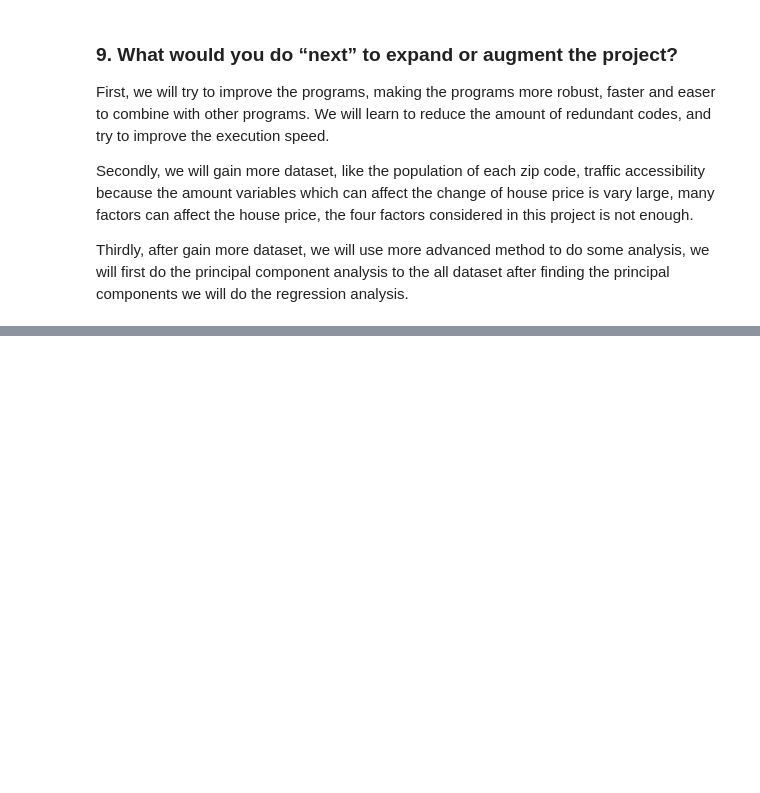
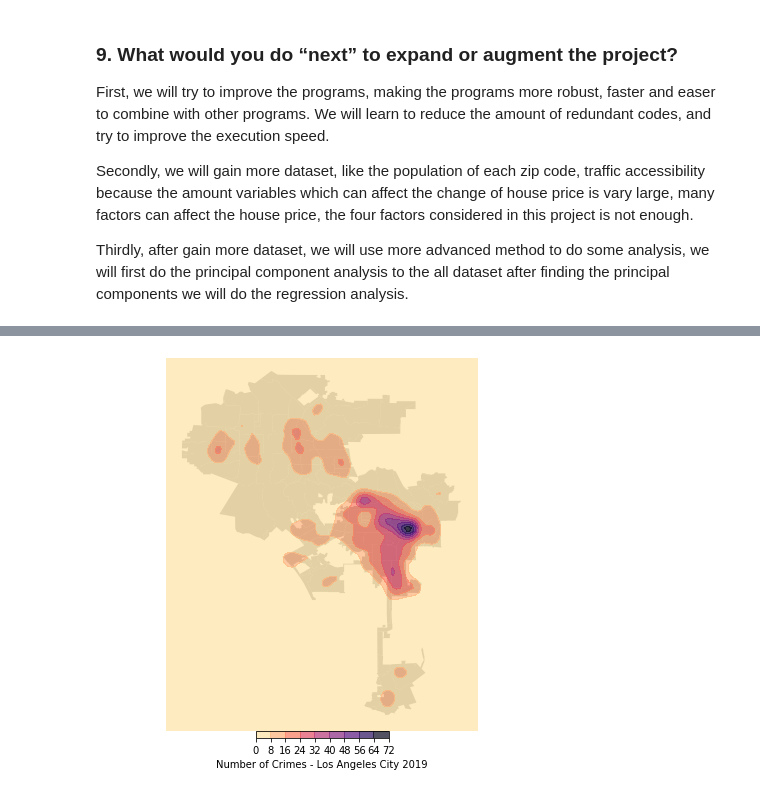
Before and after one commit to InvictusYing/INF-510-Final_Project, a Jupyter notebook: Zhongying_Wang.ipynb, the cells around one changed output, grey strips where cells are left out. Cells and saved outputs as stored; diff of their text form; code cells hidden in the pictures; blank space fills up the shorter version.

```diff
--- a/Zhongying_Wang.ipynb
+++ b/Zhongying_Wang.ipynb
@@ -91,0 +174,43 @@ Thirdly, after gain more dataset, we will use more advanced method to do some an
+# %%
+def plot_point_distribution(**kwargs):
+    #print(kwargs)
+    ax = plt.gca()
+
+    # context!
+    context.plot(ax=ax, alpha=0.7, color='grey')
+
+    color = kwargs.pop('color')
+    geodf = kwargs.pop('data')
+    bounds = kwargs.pop('bounds', None)
+
+    sns.kdeplot(geodf.geometry.x, geodf.geometry.y, **kwargs)
+
+    if bounds is not None:
+        plt.xlim(bounds[:,0])
+        plt.ylim(bounds[:,1])
+
+    plt.axis('equal')
+    plt.axis('off')
+# %%
+def plot_heat_map(data, label, context):
+    g = sns.FacetGrid(data=data,
+                      size=6,
+                      dropna=False
+                     );
+
+    g.map_dataframe(plot_point_distribution,
+                    shade=True,
+                    alpha=0.7,
+                    cbar=True,
+                    cmap='magma_r',
+                    cbar_kws={'orientation': 'horizontal',
+                              'label': label,
+                              'fraction': 0.02,
+                              'shrink': 0.35,
+                              'pad': 0}
+                   );
+# %%
+context = la.to_crs({'init': 'epsg:4326'})
+plot_heat_map(crime_LAC, 'Number of Crimes - Los Angeles City 2019', context)
+# %% [output]
+[figure, added]
```
Also changed, not shown: parts of 17 cells of this notebook.
